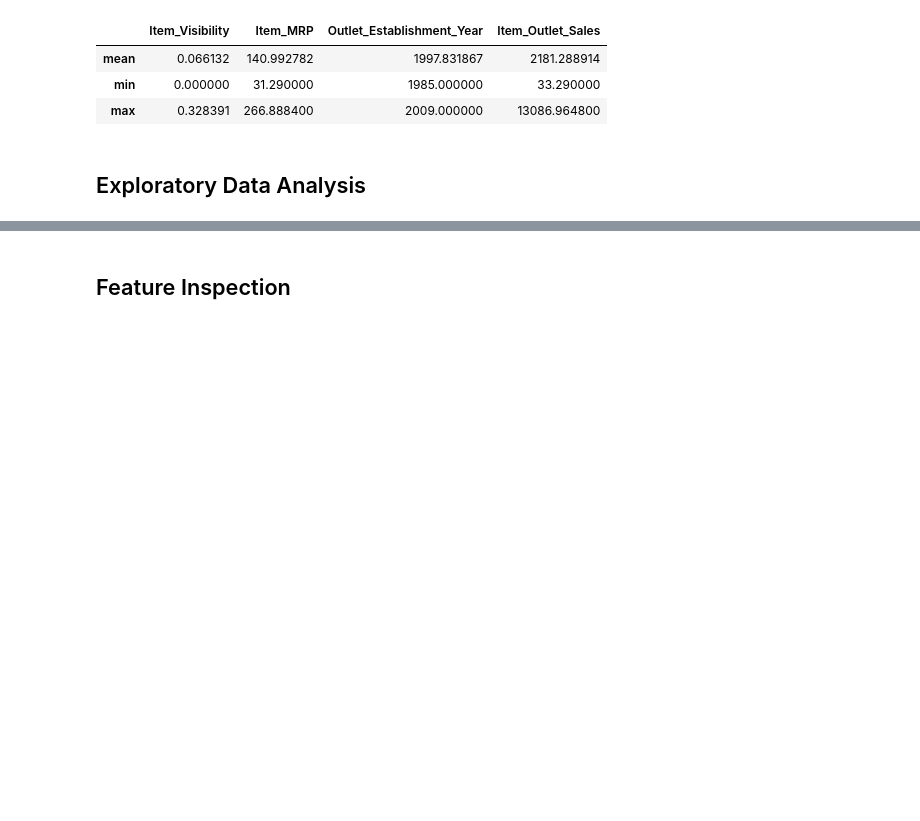
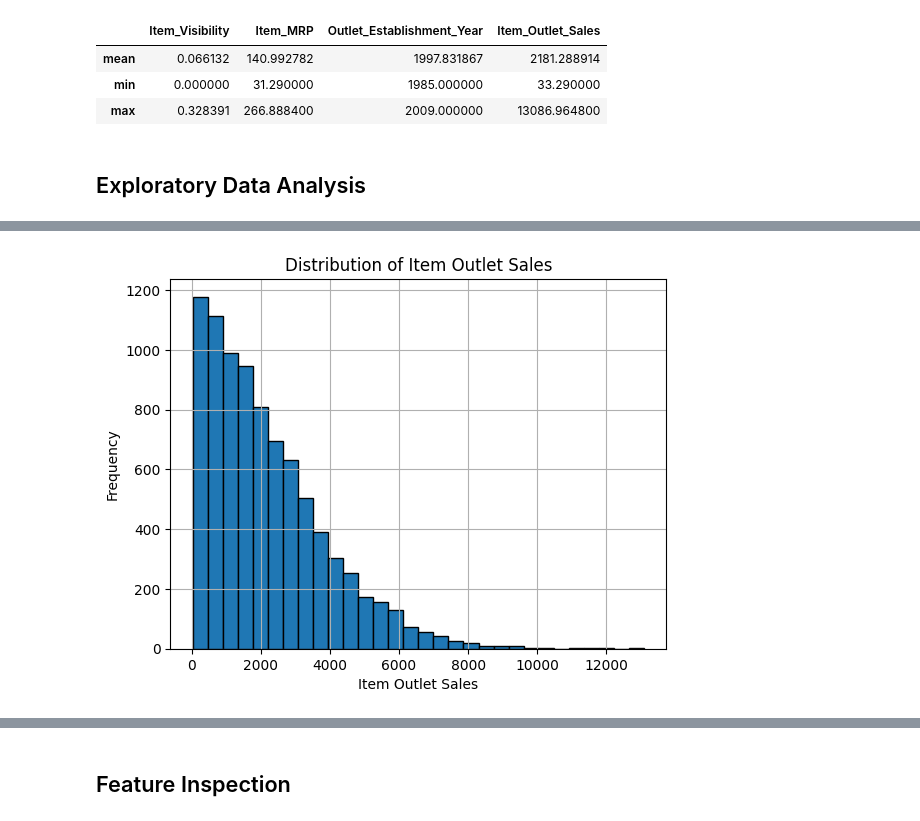
Before and after one commit to Dounia-Awni/Prediction-Of-Product-Sales, a Jupyter notebook: Prediction_of_product_sales.ipynb, the cells around one changed output, grey strips where cells are left out. Drawn from its saved outputs; the diff is of its cells as text; code cells hidden in the pictures; blank space fills up the shorter version.

```diff
--- a/Prediction_of_product_sales.ipynb
+++ b/Prediction_of_product_sales.ipynb
@@ -231,0 +236,5 @@ df.to_csv(f_path, index=False)
+# %%
+#loading the cleaned data for visualization
+url="/content/drive/MyDrive/AXSOSACADEMY/AXSOSACADEMY/01-Fundamentals/Week02/Data/Cleaned_sales_predictions_2023.csv"
+df=pd.read_csv(url)
+df.head()
@@ -231,0 +270,7 @@ df.to_csv(f_path, index=False)
+# %%
+ax=df['Item_Outlet_Sales'].hist(bins=30, edgecolor='black')
+ax.set_xlabel('Item Outlet Sales')
+ax.set_ylabel('Frequency')
+ax.set_title('Distribution of Item Outlet Sales');
+# %% [output]
+[figure, added]
```
Also changed, not shown: parts of 11 cells of this notebook.
